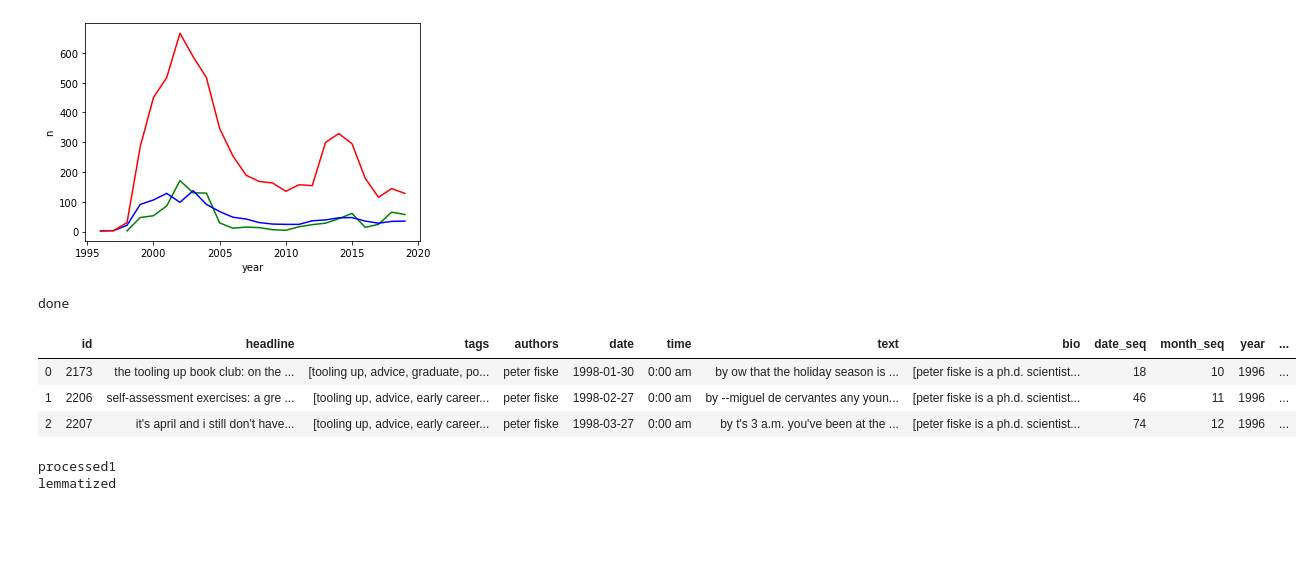
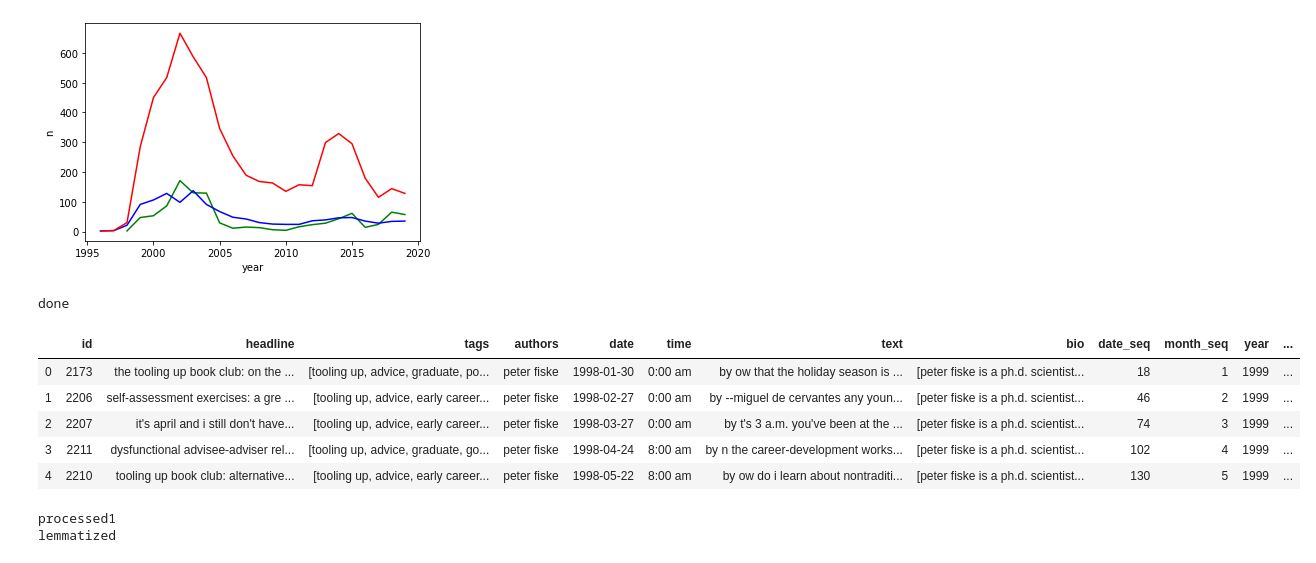
Before and after one commit to crboothb/sciencemag-careers-analysis, a Jupyter notebook: scripts/classifier_test2.ipynb, the cells around one changed output. Drawn from its saved outputs; the diff is of its cells as text; code cells hidden in the pictures; blank space fills up the shorter version.

Commit message:
still trying to fix dates for Advice

```diff
--- a/scripts/classifier_test2.ipynb
+++ b/scripts/classifier_test2.ipynb
@@ -101,18 +99,20 @@ sns.lineplot(x = "year", y = "n", color = "red", data=full_vis)
 full_advice = "../data/genre_advice_full_021520.jl"
 
 # get full text dataset as a df
-advice_df = imp.init_df(full_advice, "full")
+advice_df = imp.init_df(full_advice, "full", advice=True)
 
 print("done")
 # %% [output]
 done
 # %%
-advice_df.head(3)
+advice_df.head()
 # %% [output]
 |  | id | headline | tags | authors | date | time | text | bio | date_seq | month_seq | year | ... |
-| 0 | 2173 | the tooling up book club: on the ... | [tooling up, advice, graduate, po... | peter fiske | 1998-01-30 | 0:00 am | by ow that the holiday season is ... | [peter fiske is a ph.d. scientist... | 18 | 10 | 1996 | ... |
-| 1 | 2206 | self-assessment exercises: a gre ... | [tooling up, advice, early career... | peter fiske | 1998-02-27 | 0:00 am | by --miguel de cervantes any youn... | [peter fiske is a ph.d. scientist... | 46 | 11 | 1996 | ... |
-| 2 | 2207 | it's april and i still don't have... | [tooling up, advice, early career... | peter fiske | 1998-03-27 | 0:00 am | by t's 3 a.m. you've been at the ... | [peter fiske is a ph.d. scientist... | 74 | 12 | 1996 | ... |
+| 0 | 2173 | the tooling up book club: on the ... | [tooling up, advice, graduate, po... | peter fiske | 1998-01-30 | 0:00 am | by ow that the holiday season is ... | [peter fiske is a ph.d. scientist... | 18 | 1 | 1999 | ... |
+| 1 | 2206 | self-assessment exercises: a gre ... | [tooling up, advice, early career... | peter fiske | 1998-02-27 | 0:00 am | by --miguel de cervantes any youn... | [peter fiske is a ph.d. scientist... | 46 | 2 | 1999 | ... |
+| 2 | 2207 | it's april and i still don't have... | [tooling up, advice, early career... | peter fiske | 1998-03-27 | 0:00 am | by t's 3 a.m. you've been at the ... | [peter fiske is a ph.d. scientist... | 74 | 3 | 1999 | ... |
+| 3 | 2211 | dysfunctional advisee-adviser rel... | [tooling up, advice, graduate, go... | peter fiske | 1998-04-24 | 8:00 am | by n the career-development works... | [peter fiske is a ph.d. scientist... | 102 | 4 | 1999 | ... |
+| 4 | 2210 | tooling up book club: alternative... | [tooling up, advice, early career... | peter fiske | 1998-05-22 | 8:00 am | by ow do i learn about nontraditi... | [peter fiske is a ph.d. scientist... | 130 | 5 | 1999 | ... |
 # %%
 advice_df = cls.clean_text_df(advice_df)
 person_automated = cls.designate_person_from_df(advice_df)
```
Also changed, not shown: parts of 4 cells of this notebook, 1 other file.
